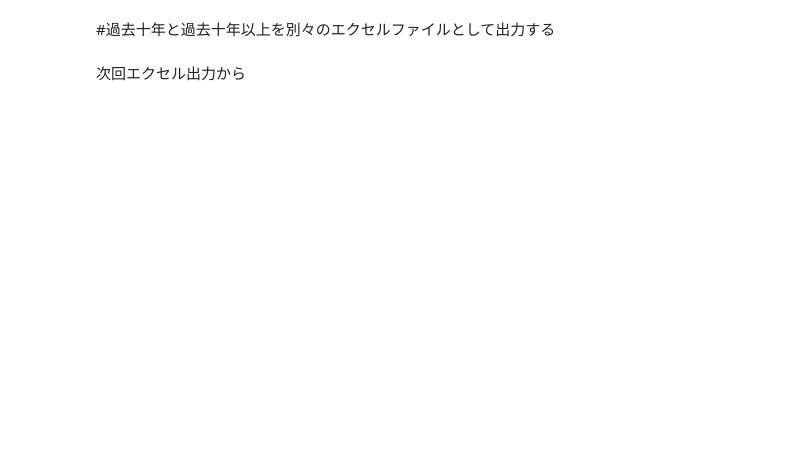
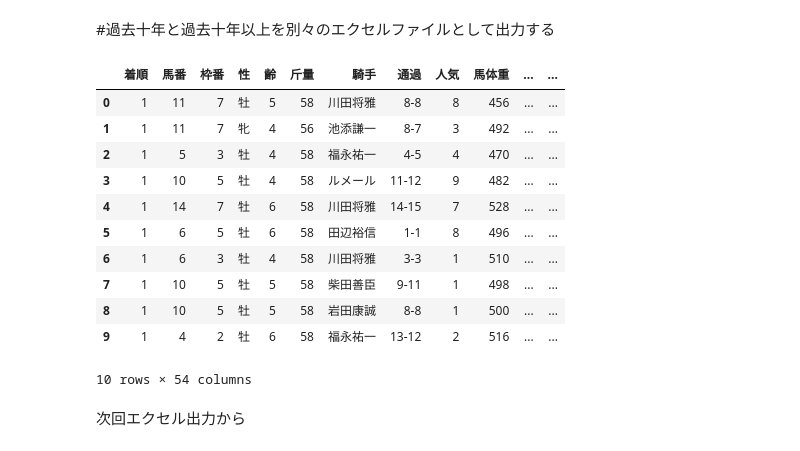
Before and after one commit to SashidaT/keiba-data, a Jupyter notebook: keiba_data-Copy2.ipynb, the cells around one changed output. Saved outputs shown, nothing was run; the diff lists cells and outputs as text; code cells hidden in the pictures; blank space fills up the shorter version.

```diff
--- a/keiba_data-Copy2.ipynb
+++ b/keiba_data-Copy2.ipynb
@@ -154,3 +154,5 @@ for i in page_url_list:
                         break
     except AttributeError:
         break
+# %%
+url_list = race_url_list
@@ -349,8 +623,8 @@ class keiba():
 now_year = datetime.date.today().year
 df_divident_all = keiba.divident(race_url_list,now_year-10)
 #1つ目出力するよう、二つ目が割合の計算用
-df_ten = keiba.result(race_url_list,10)
-df_all = keiba.result(race_url_list,now_year-10)
+df_ten = keiba.result(race_url_list,10, race_name)
+df_all = keiba.result(race_url_list,now_year-10, race_name)
 # %%
 #1986年まで
 #一着
@@ -470,6 +744,21 @@ unit = pd.DataFrame({'':[]})
 for i in range(3):
     df_output_ten.append(pd.concat([df_list_ten[i],unit,rate_df_list_ten[i]],axis=1).fillna(''))
     df_output_all.append(pd.concat([df_list_all[i],unit,rate_df_list_all[i]],axis=1).fillna(''))
+# %%
+df_output_ten[0]
+# %% [output]
+|  | 着順 | 馬番 | 枠番 | 性 | 齢 | 斤量 | 騎手 | 通過 | 人気 | 馬体重 | ... | ... |
+| 0 | 1 | 11 | 7 | 牡 | 5 | 58 | 川田将雅 | 8-8 | 8 | 456 | ... | ... |
+| 1 | 1 | 11 | 7 | 牝 | 4 | 56 | 池添謙一 | 8-7 | 3 | 492 | ... | ... |
+| 2 | 1 | 5 | 3 | 牡 | 4 | 58 | 福永祐一 | 4-5 | 4 | 470 | ... | ... |
+| 3 | 1 | 10 | 5 | 牡 | 4 | 58 | ルメール | 11-12 | 9 | 482 | ... | ... |
+| 4 | 1 | 14 | 7 | 牡 | 6 | 58 | 川田将雅 | 14-15 | 7 | 528 | ... | ... |
+| 5 | 1 | 6 | 5 | 牡 | 6 | 58 | 田辺裕信 | 1-1 | 8 | 496 | ... | ... |
+| 6 | 1 | 6 | 3 | 牡 | 4 | 58 | 川田将雅 | 3-3 | 1 | 510 | ... | ... |
+| 7 | 1 | 10 | 5 | 牡 | 5 | 58 | 柴田善臣 | 9-11 | 1 | 498 | ... | ... |
+| 8 | 1 | 10 | 5 | 牡 | 5 | 58 | 岩田康誠 | 8-8 | 1 | 500 | ... | ... |
+| 9 | 1 | 4 | 2 | 牡 | 6 | 58 | 福永祐一 | 13-12 | 2 | 516 | ... | ... |
+10 rows × 54 columns
 # %%
 dir_path = "C:/Users/sashi/OneDrive/デスクトップ/競馬データ/"+race_name
 try:
```
Also changed, not shown: parts of 4 cells of this notebook.
